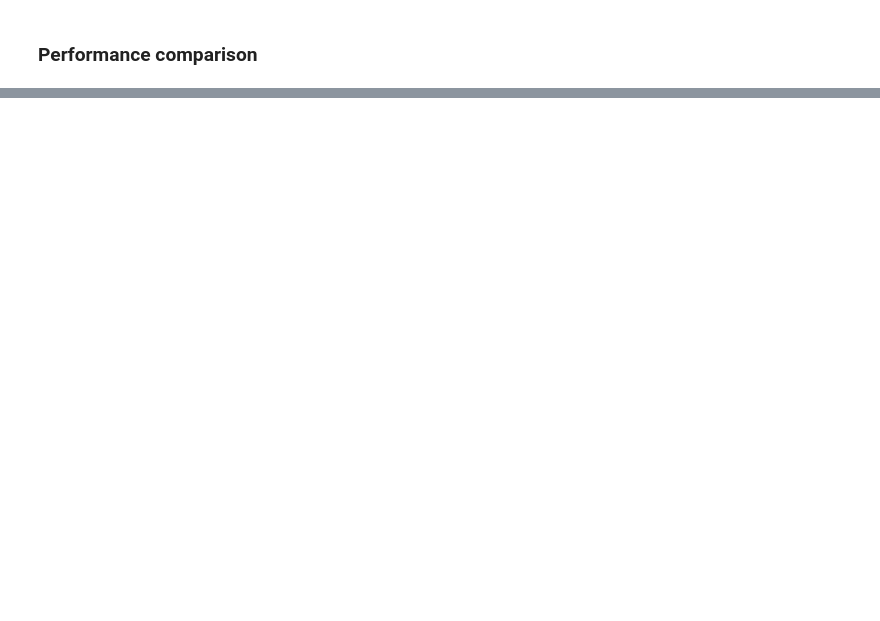
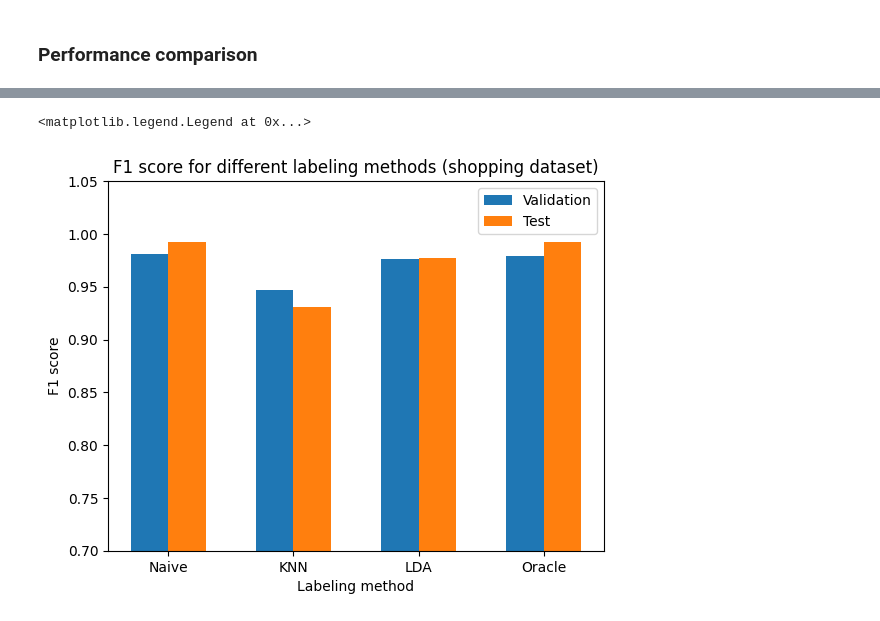
Before and after one commit to zochowskitomasz/AML_project, a Jupyter notebook: AMLpro1.ipynb, the cells around one changed output, grey strips where cells are left out. Cells and saved outputs as stored; diff of their text form; code cells hidden in the pictures; blank space fills up the shorter version.

```diff
--- a/AMLpro1.ipynb
+++ b/AMLpro1.ipynb
@@ -450,0 +189,30 @@ NameError: name 'X_valid' is not defined
+# %%
+X_train = shopping_train.iloc[:, :-5]
+y_train_full = shopping_train.iloc[:, -5]
+y_train = shopping_train.iloc[:, -4]
+X_val = shopping_val.iloc[:, :-1]
+y_val = shopping_val.iloc[:, -1]
+X_test = shopping_test.iloc[:, :-1]
+y_test = shopping_test.iloc[:, -1]
+# %%
+labeler = UnlabeledLogReg()
+
+fista_naive = LabeledLogReg()
+labeler.fit(fista_naive, X_train, y_train, method="naive")
+val_naive = fista_naive.validate(X_val, y_val, measure="f1")
+test_naive = fista_naive.validate(X_test, y_test, measure="f1")
+
+fista_knn = LabeledLogReg()
+labeler.fit(fista_knn, X_train, y_train, method="knn")
+val_knn = fista_knn.validate(X_val, y_val, measure="f1")
+test_knn = fista_knn.validate(X_test, y_test, measure="f1")
+
+fista_lda = LabeledLogReg()
+labeler.fit(fista_lda, X_train, y_train, method="lda")
+val_lda = fista_lda.validate(X_val, y_val, measure="f1")
+test_lda = fista_lda.validate(X_test, y_test, measure="f1")
+
+fista_oracle = LabeledLogReg()
+labeler.fit(fista_oracle, X_train, y_train_full, method="oracle")
+val_oracle = fista_oracle.validate(X_val, y_val, measure="f1")
+test_oracle = fista_oracle.validate(X_test, y_test, measure="f1")
@@ -450,0 +240,13 @@ NameError: name 'X_valid' is not defined
+# %%
+bar_width = 0.3
+plt.bar(np.arange(4) - bar_width/2, [val_naive["best_score"], val_knn["best_score"], val_lda["best_score"], val_oracle["best_score"]], bar_width, label="Validation")
+plt.bar(np.arange(4) + bar_width/2, [test_naive["best_score"], test_knn["best_score"], test_lda["best_score"], test_oracle["best_score"]], bar_width, label="Test")
+plt.xticks(np.arange(4), ["Naive", "KNN", "LDA", "Oracle"])
+plt.xlabel("Labeling method")
+plt.ylim(ymin=0.7, ymax=1.05)
+plt.ylabel("F1 score")
+plt.title("F1 score for different labeling methods (shopping dataset)")
+plt.legend(loc="upper right")
+# %% [output]
+<matplotlib.legend.Legend at 0x...>
+[figure, added]
```
Also changed, not shown: parts of 43 cells of this notebook, 9 other files.
